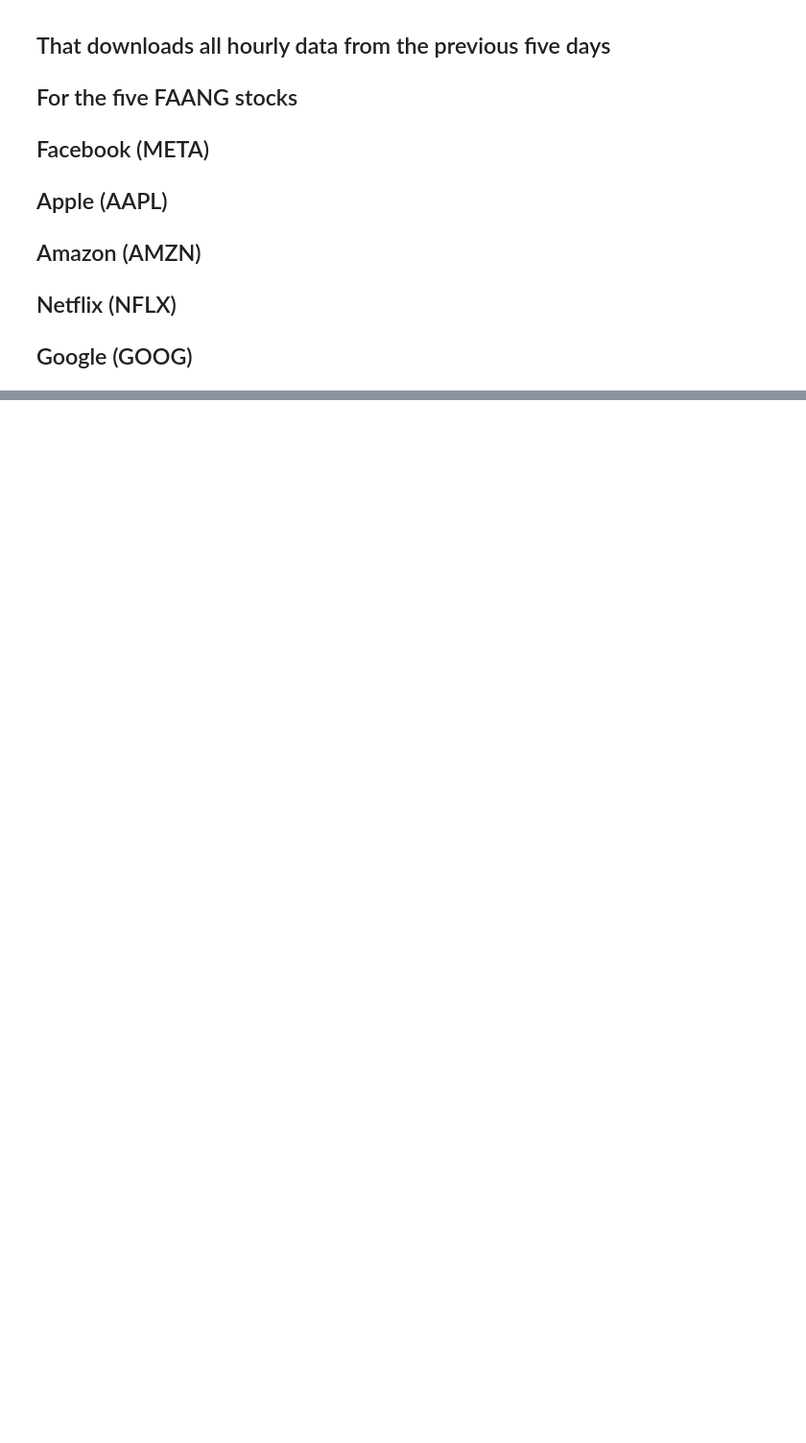
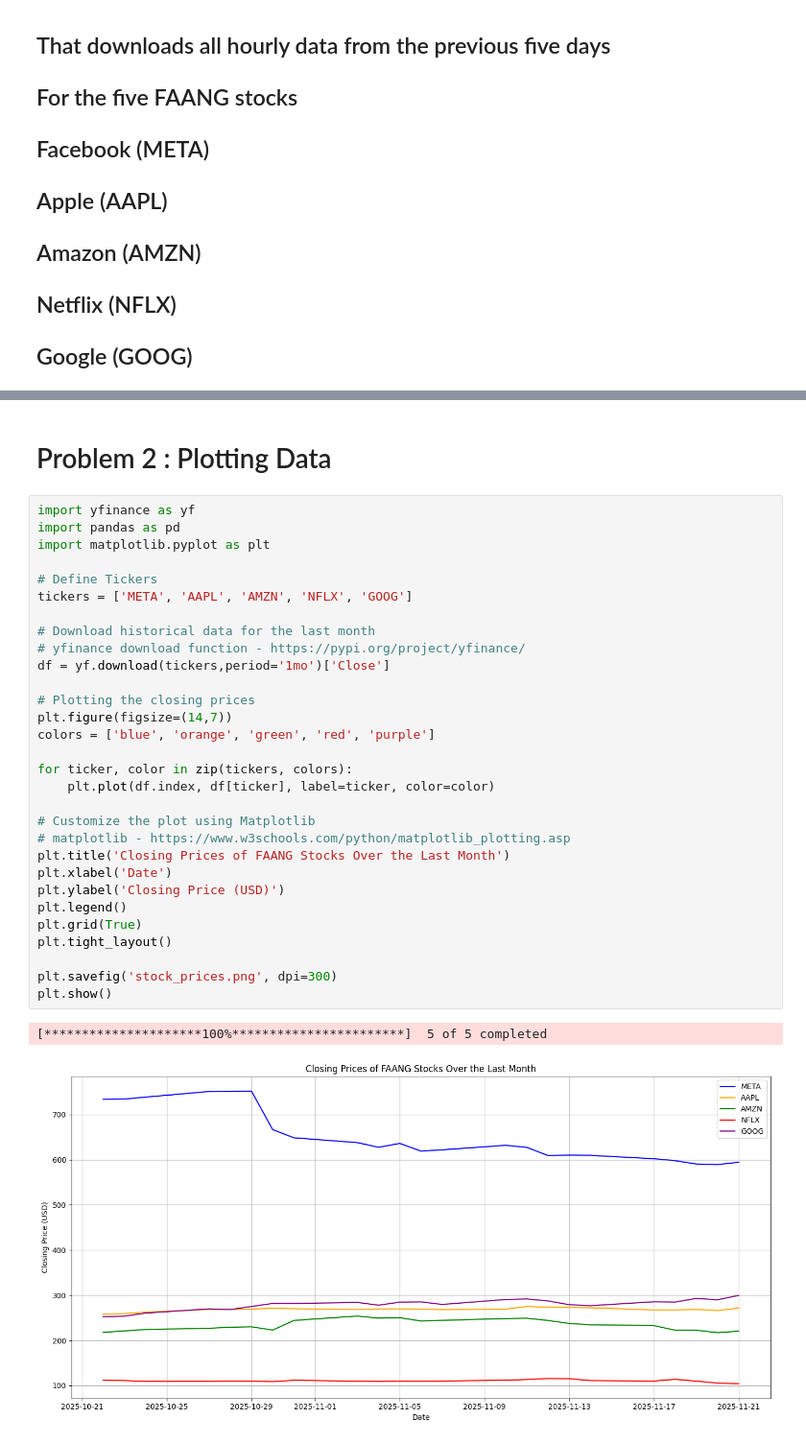
Before and after one commit to MichalGondek/Computer-Infrastructure-Assessment, a Jupyter notebook: problems.ipynb, the cells around one changed output, grey strips where cells are left out. Shown at 96% size. Drawn from its saved outputs; the diff is of its cells as text; blank space fills up the shorter version.

```diff
--- a/problems.ipynb
+++ b/problems.ipynb
@@ -59,0 +78,35 @@ print(f" Data saved to {filename}")
+# %% [markdown]
+# Problem 2 : Plotting Data
+# %%
+import yfinance as yf
+import pandas as pd
+import matplotlib.pyplot as plt
+
+# Define Tickers
+tickers = ['META', 'AAPL', 'AMZN', 'NFLX', 'GOOG']
+
+# Download historical data for the last month
+# yfinance download function - https://pypi.org/project/yfinance/
+df = yf.download(tickers,period='1mo')['Close']
+
+# Plotting the closing prices
+plt.figure(figsize=(14,7))
+colors = ['blue', 'orange', 'green', 'red', 'purple']
+
+for ticker, color in zip(tickers, colors):
+    plt.plot(df.index, df[ticker], label=ticker, color=color)
+
+# Customize the plot using Matplotlib
+# matplotlib - https://www.w3schools.com/python/matplotlib_plotting.asp
+plt.title('Closing Prices of FAANG Stocks Over the Last Month')
+plt.xlabel('Date')
+plt.ylabel('Closing Price (USD)')
+plt.legend()
+plt.grid(True)
+plt.tight_layout()
+
+plt.savefig('stock_prices.png', dpi=300)
+plt.show()
+# %% [output]
+[*********************100%***********************]  5 of 5 completed
+[figure, added]
```
Also changed, not shown: parts of 2 cells of this notebook, 4 other files.
